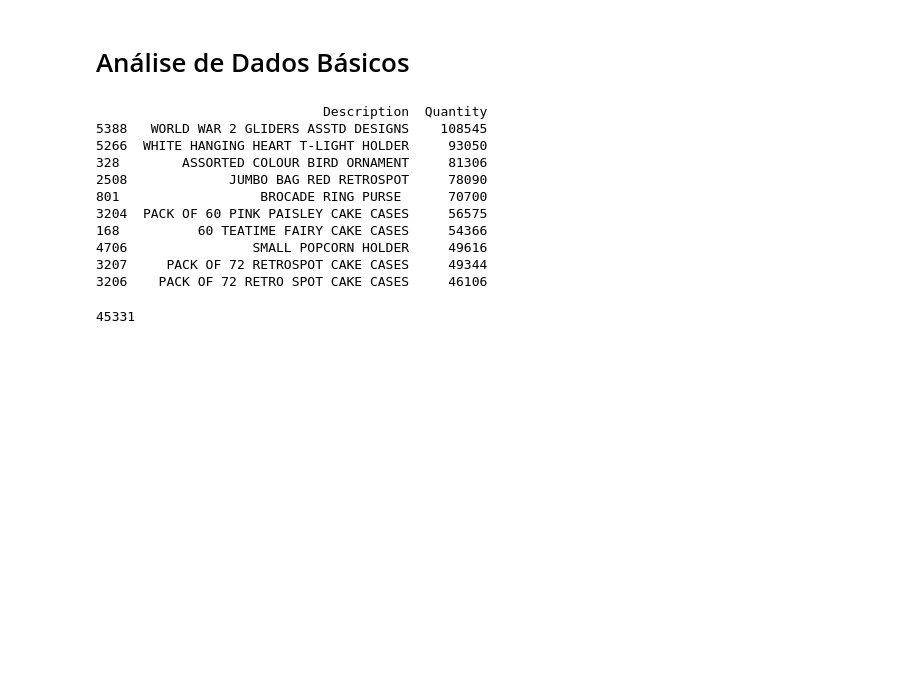
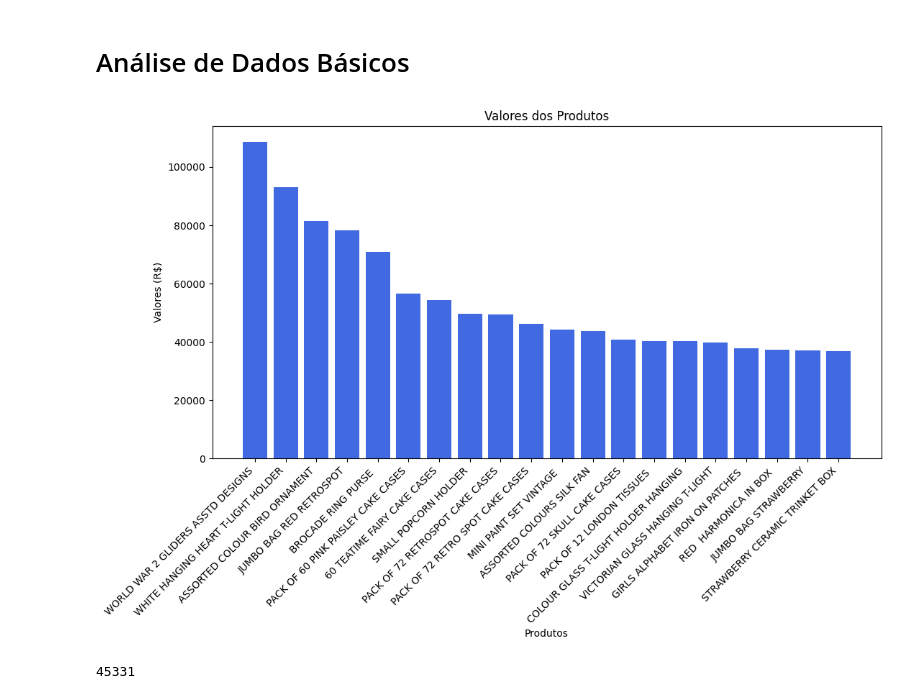
Before and after one commit to nickmorche/online_retail_data_analysis, a Jupyter notebook: data_analysis.ipynb, the cells around one changed output. Cells and saved outputs as stored; diff of their text form; code cells hidden in the pictures; blank space fills up the shorter version.

Commit message:
Adicionado gráfico de qtd de produtos x horas e 20 produtos mais vendidos

```diff
--- a/data_analysis.ipynb
+++ b/data_analysis.ipynb
@@ -85,41 +86,45 @@ transactions.isna().sum()
 transactions['Invoice'] = pd.to_numeric(transactions['Invoice'], errors='coerce')
 
 transactions['InvoiceDate'] = pd.to_datetime(transactions['InvoiceDate'])
+
+transactions['Description'] = transactions['Description'].astype(str)
 # %% [markdown]
 # Análise de Dados Básicos
 # %%
 # Adiciona a coluna ano
 transactions['ano'] = transactions['InvoiceDate'].dt.year
 
 transactions['mes'] = transactions['InvoiceDate'].dt.month
 
 transactions['dia'] = transactions['InvoiceDate'].dt.day
+
+transactions['hora'] = transactions['InvoiceDate'].dt.hour
 
 transactions['semana_mes'] = transactions['InvoiceDate'].dt.isocalendar().week
 
 # Remove as transações canceladas
 transactions_filtered = transactions[~transactions['Invoice'].astype(str).str.contains('C', na=False)]
 
 # Agrupoar por produto e somar as quantidades vendidas
 top_products = transactions_filtered.groupby('Description')['Quantity'].sum().reset_index()
 
 # Ordenar do mais vendido para o menos vendido
 top_products = top_products.sort_values(by='Quantity', ascending=False)
 
-# Mostra os 10 produtos mais vendidos nos 4 anos
-print(top_products.head(10))
+# Criar o gráfico de barras
+# Criando o gráfico de barras
+plt.figure(figsize=(12, 6))
+plt.bar(top_products['Description'].head(20), top_products['Quantity'].head(20), color='royalblue')
+plt.xticks(rotation=45, ha='right')
+# Adicionando rótulos e título
+plt.xlabel("Produtos")
+plt.ylabel("Valores (R$)")
+plt.title("Valores dos Produtos")
+
+# Exibindo o gráfico
+plt.show()
 # %% [output]
-                             Description  Quantity
-5388   WORLD WAR 2 GLIDERS ASSTD DESIGNS    108545
-5266  WHITE HANGING HEART T-LIGHT HOLDER     93050
-328        ASSORTED COLOUR BIRD ORNAMENT     81306
-2508             JUMBO BAG RED RETROSPOT     78090
-801                  BROCADE RING PURSE      70700
-3204  PACK OF 60 PINK PAISLEY CAKE CASES     56575
-168          60 TEATIME FAIRY CAKE CASES     54366
-4706                SMALL POPCORN HOLDER     49616
-3207     PACK OF 72 RETROSPOT CAKE CASES     49344
-3206    PACK OF 72 RETRO SPOT CAKE CASES     46106
+[figure, added]
 # %%
 # Mostrar o total de vendas
 transactions_filtered['Invoice'].unique().shape[0]
```
Also changed, not shown: parts of 5 cells of this notebook.
